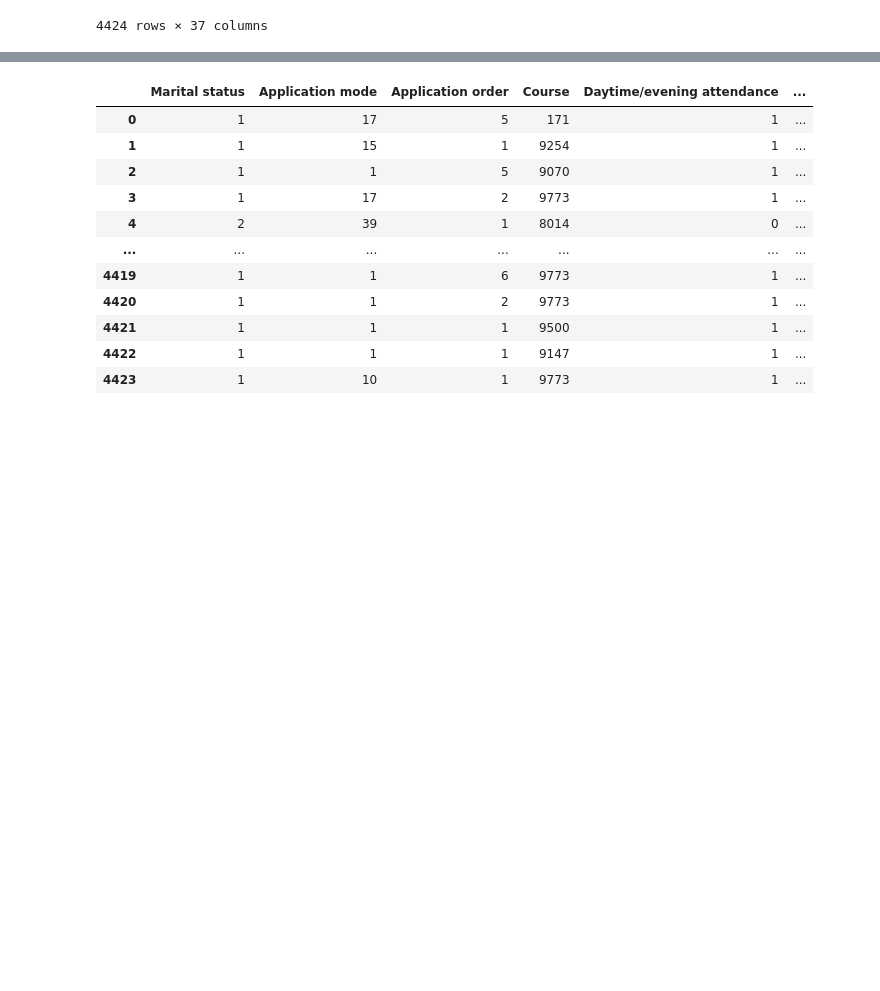
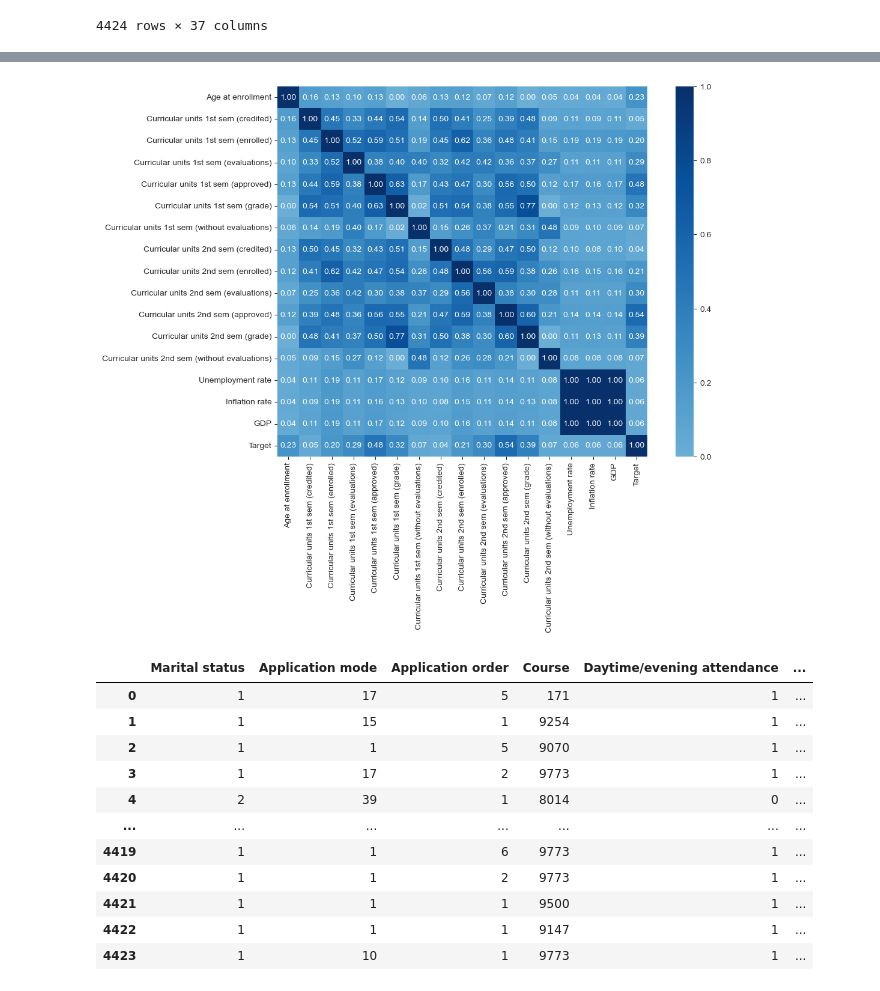
Before and after one commit to kyleham12/AcademicSuccessPredictor, a Jupyter notebook: cs171proj.ipynb, the cells around one changed output, grey strips where cells are left out. Drawn from its saved outputs; the diff is of its cells as text; code cells hidden in the pictures; blank space fills up the shorter version.

```diff
--- a/cs171proj.ipynb
+++ b/cs171proj.ipynb
@@ -134,3 +138,17 @@ df.isna().sum().sum()
+# %%
+cols = ['Age at enrollment', 'Curricular units 1st sem (credited)', 'Curricular units 1st sem (enrolled)',
+           'Curricular units 1st sem (evaluations)', 'Curricular units 1st sem (approved)', 'Curricular units 1st sem (grade)',
+           'Curricular units 1st sem (without evaluations)', 'Curricular units 2nd sem (credited)',
+           'Curricular units 2nd sem (enrolled)', 'Curricular units 2nd sem (evaluations)',
+           'Curricular units 2nd sem (approved)', 'Curricular units 2nd sem (grade)',
+           'Curricular units 2nd sem (without evaluations)', 'Unemployment rate', 'Inflation rate', 'GDP', 'Target']
+
+fig, ax = plt.subplots(figsize = (12, 8))
+
+# Estimate and generate coorelation ratio association plot.
+cor_ratio = associations(df[cols], nom_num_assoc='correlation_ratio', num_num_assoc='pearson', ax=ax, cmap='Blues')
+# %% [output]
+[figure, added]
 # %%
 mapping = {
     '1': '1 - 1st phase - general contingent',
```
Also changed, not shown: parts of 25 cells of this notebook, 4 other files.
